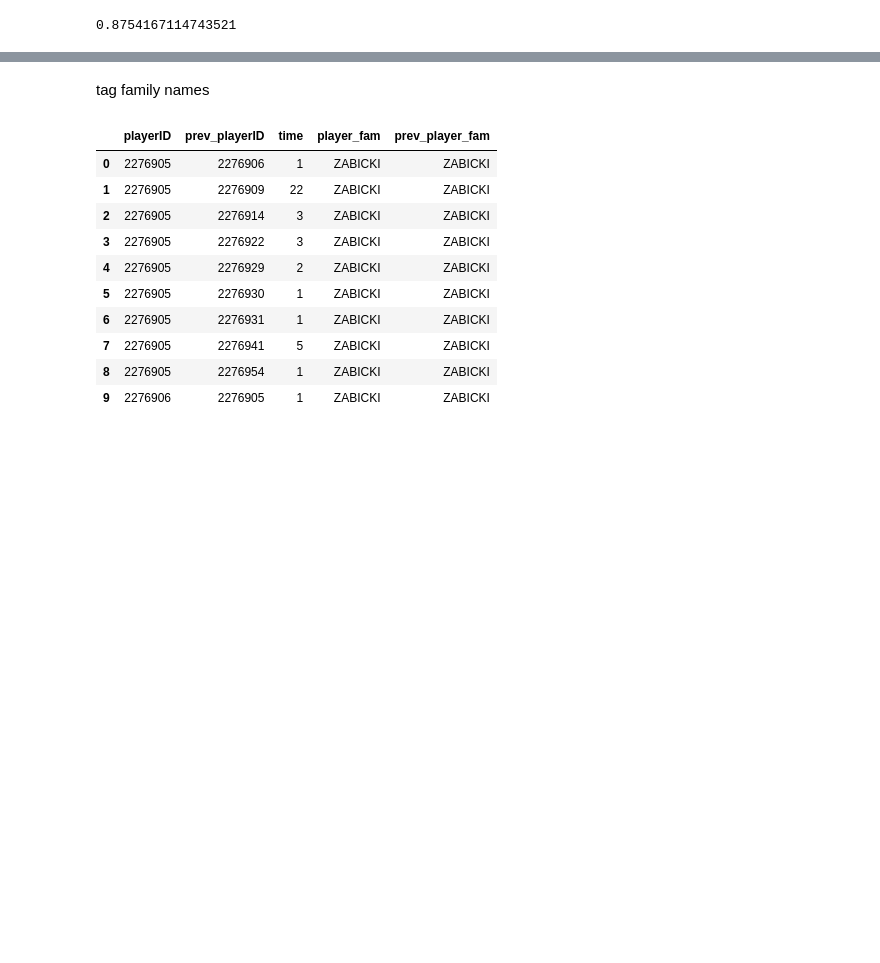
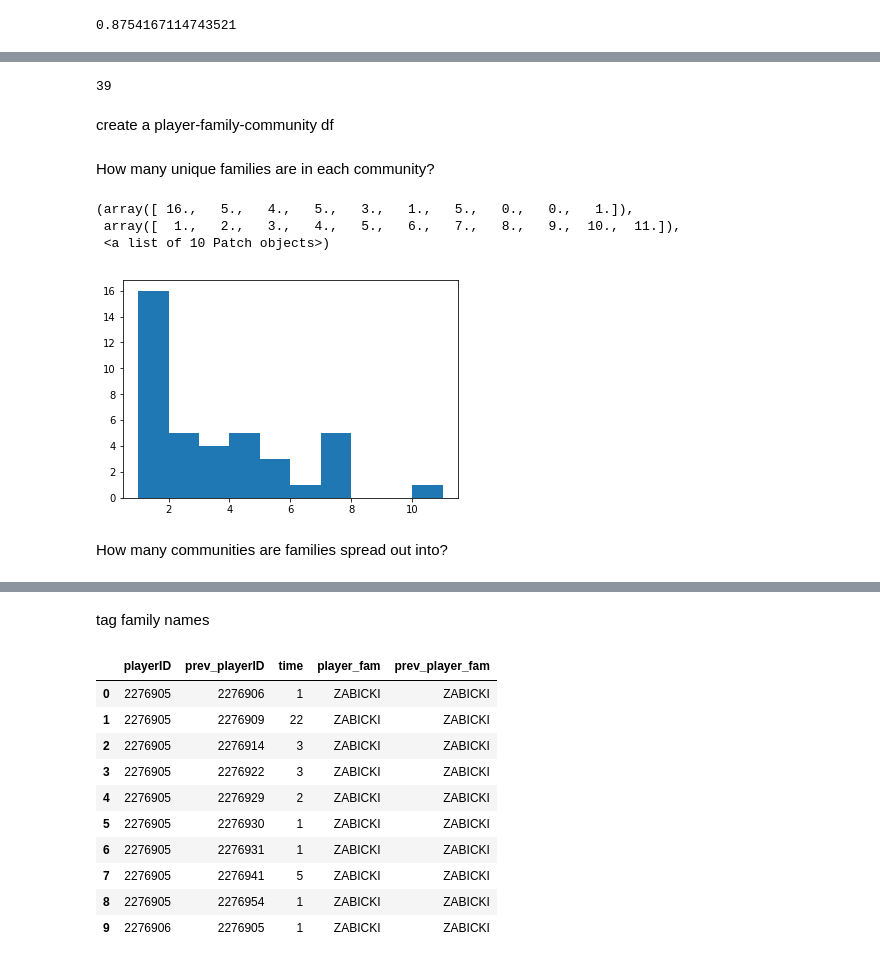
Before and after one commit to nataliavelez/OneHourOneLife, a Jupyter notebook: 2_demographics/2_8_identify_connections.ipynb, the cells around one changed output, grey strips where cells are left out. Drawn from its saved outputs; the diff is of its cells as text; code cells hidden in the pictures; blank space fills up the shorter version.

```diff
--- a/2_demographics/2_8_identify_connections.ipynb
+++ b/2_demographics/2_8_identify_connections.ipynb
@@ -113,6 +113,6 @@ file_dict
 # %% [markdown]
 ### test: only look at the first slice
 # %%
-subset = file_dict[list(file_dict.keys())[0]]
+subset = file_dict[list(file_dict.keys())[1]]
 subset
 # %% [output]
@@ -328,4 +338,4 @@ partition
  2278405: 9,
  ...}
 # %%
-n_avatars = parsednew.playerID.unique()
+avatars = parsednew.playerID.unique()
@@ -375,0 +393,25 @@ p_agree
+# %%
+num_partition = max(partition.values())
+num_partition
+# %% [output]
+39
+# %% [markdown]
+create a player-family-community df
+# %%
+playerdf = pd.DataFrame()
+playerdf['playerID'] = avatars
+playerdf['family'] =playerdf['playerID'].map(find_fam)
+playerdf['partition'] =playerdf['playerID'].map(lambda x: partition[x])
+# %% [markdown]
+How many unique families are in each community?
+# %%
+comm_fam = playerdf.groupby('partition')['family'].apply(lambda x: len(set(x))).to_frame().reset_index()
+# %%
+plt.hist(x = comm_fam['family'])
+# %% [output]
+(array([ 16.,   5.,   4.,   5.,   3.,   1.,   5.,   0.,   0.,   1.]),
+ array([  1.,   2.,   3.,   4.,   5.,   6.,   7.,   8.,   9.,  10.,  11.]),
+ <a list of 10 Patch objects>)
+[figure, added]
+# %% [markdown]
+How many communities are families spread out into?
```
Also changed, not shown: parts of 20 cells of this notebook.
